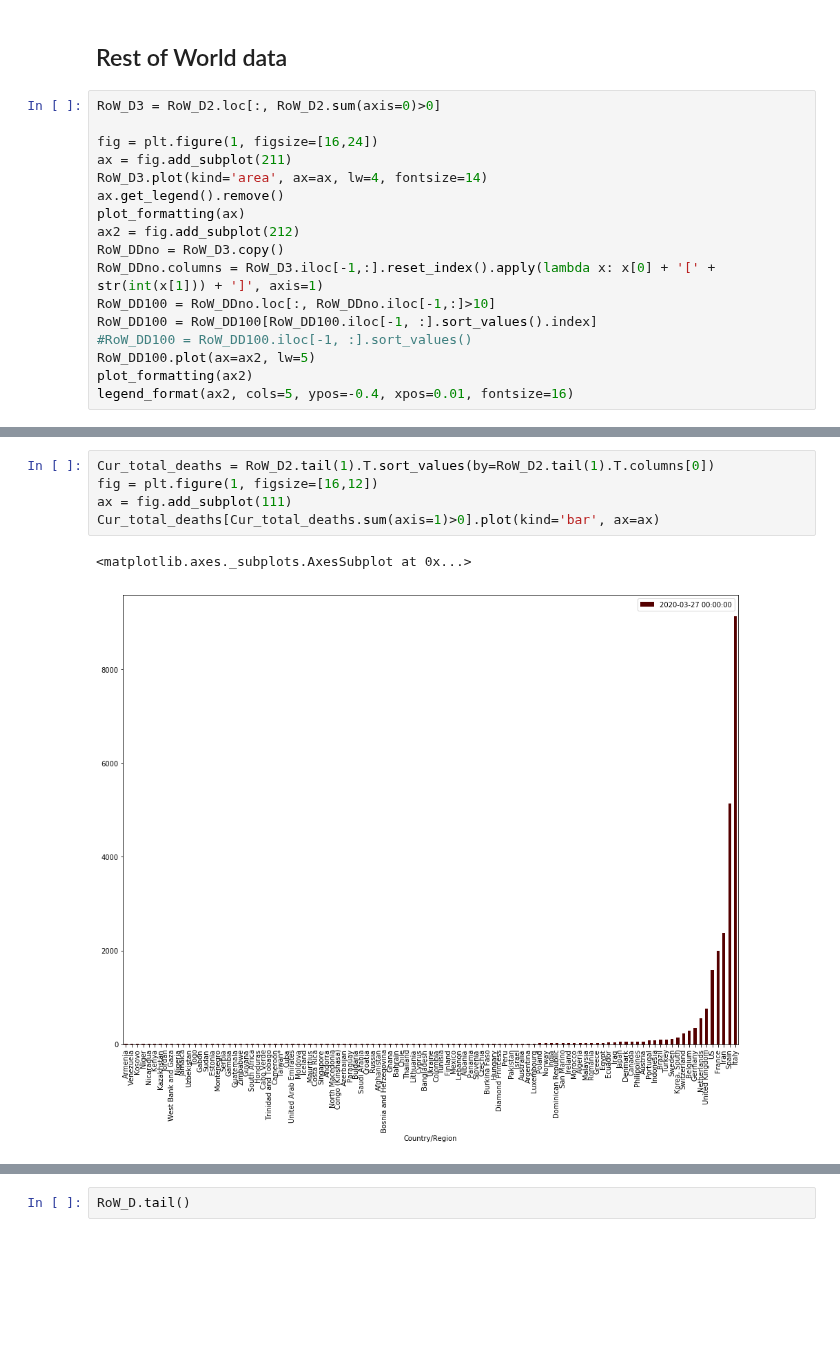
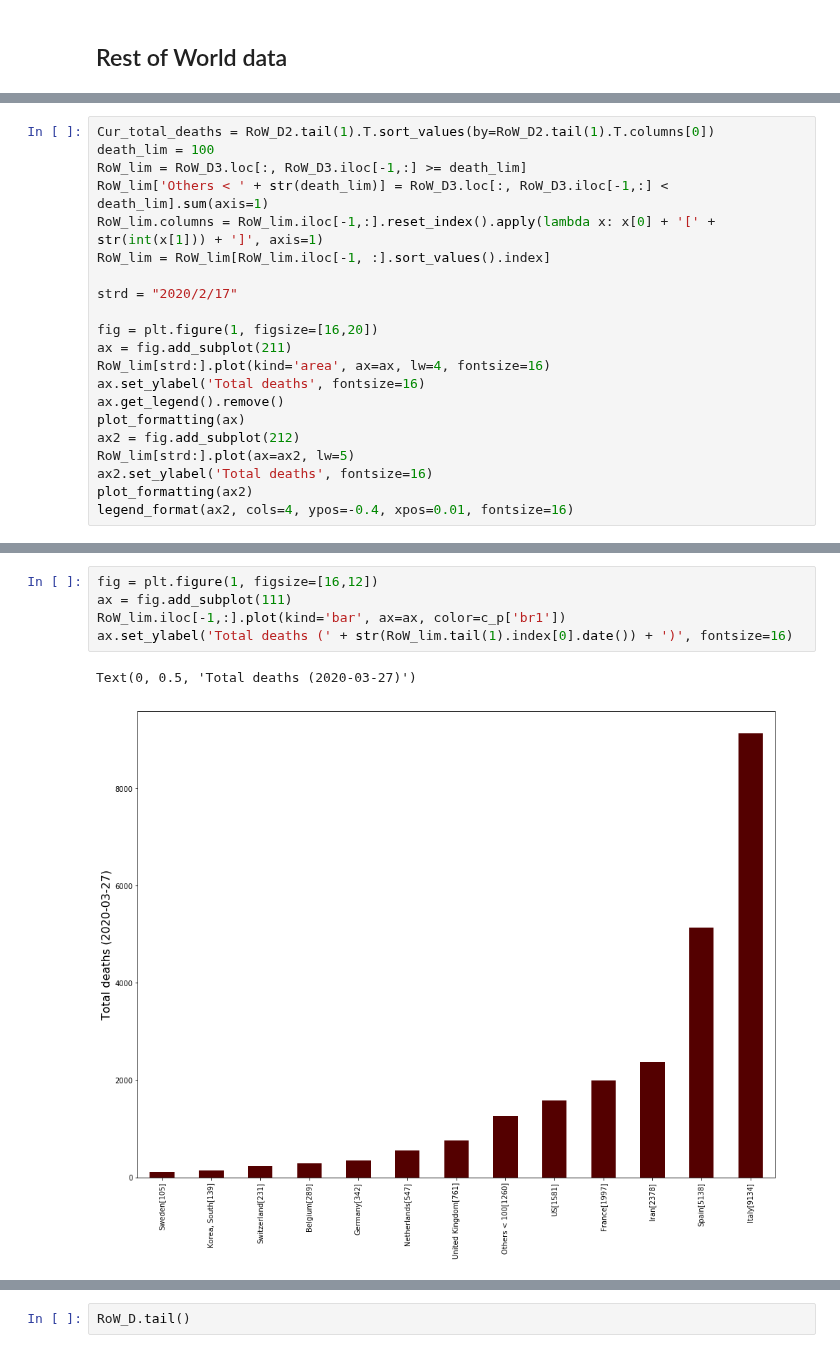
Before and after one commit to djhume/COVID-19, a Jupyter notebook: COVID-19.ipynb, the cells around one changed output, grey strips where cells are left out. Saved outputs shown, nothing was run; the diff lists cells and outputs as text; blank space fills up the shorter version.

```diff
--- a/COVID-19.ipynb
+++ b/COVID-19.ipynb
@@ -238,20 +257,3 @@ Passing one of 'on', 'true', 'off', 'false' as a boolean is deprecated; use an a
 [figure]
 # %% [markdown]
 ## Rest of World data
-# %%
-RoW_D3 = RoW_D2.loc[:, RoW_D2.sum(axis=0)>0]
-
-fig = plt.figure(1, figsize=[16,24])
-ax = fig.add_subplot(211)
-RoW_D3.plot(kind='area', ax=ax, lw=4, fontsize=14)
-ax.get_legend().remove()
-plot_formatting(ax)
-ax2 = fig.add_subplot(212)
-RoW_DDno = RoW_D3.copy()
-RoW_DDno.columns = RoW_D3.iloc[-1,:].reset_index().apply(lambda x: x[0] + '[' + str(int(x[1])) + ']', axis=1)
-RoW_DD100 = RoW_DDno.loc[:, RoW_DDno.iloc[-1,:]>10]
-RoW_DD100 = RoW_DD100[RoW_DD100.iloc[-1, :].sort_values().index]
-#RoW_DD100 = RoW_DD100.iloc[-1, :].sort_values()
-RoW_DD100.plot(ax=ax2, lw=5)
-plot_formatting(ax2)
-legend_format(ax2, cols=5, ypos=-0.4, xpos=0.01, fontsize=16)
@@ -259,0 +260,21 @@ legend_format(ax2, cols=5, ypos=-0.4, xpos=0.01, fontsize=16)
+# %%
+Cur_total_deaths = RoW_D2.tail(1).T.sort_values(by=RoW_D2.tail(1).T.columns[0])
+death_lim = 100
+RoW_lim = RoW_D3.loc[:, RoW_D3.iloc[-1,:] >= death_lim]
+RoW_lim['Others < ' + str(death_lim)] = RoW_D3.loc[:, RoW_D3.iloc[-1,:] < death_lim].sum(axis=1)
+RoW_lim.columns = RoW_lim.iloc[-1,:].reset_index().apply(lambda x: x[0] + '[' + str(int(x[1])) + ']', axis=1)
+RoW_lim = RoW_lim[RoW_lim.iloc[-1, :].sort_values().index]
+
+strd = "2020/2/17"
+
+fig = plt.figure(1, figsize=[16,20])
+ax = fig.add_subplot(211)
+RoW_lim[strd:].plot(kind='area', ax=ax, lw=4, fontsize=16)
+ax.set_ylabel('Total deaths', fontsize=16)
+ax.get_legend().remove()
+plot_formatting(ax)
+ax2 = fig.add_subplot(212)
+RoW_lim[strd:].plot(ax=ax2, lw=5)
+ax2.set_ylabel('Total deaths', fontsize=16)
+plot_formatting(ax2)
+legend_format(ax2, cols=4, ypos=-0.4, xpos=0.01, fontsize=16)
@@ -260,8 +288,8 @@ legend_format(ax2, cols=5, ypos=-0.4, xpos=0.01, fontsize=16)
 # %%
-Cur_total_deaths = RoW_D2.tail(1).T.sort_values(by=RoW_D2.tail(1).T.columns[0])
 fig = plt.figure(1, figsize=[16,12])
 ax = fig.add_subplot(111)
-Cur_total_deaths[Cur_total_deaths.sum(axis=1)>0].plot(kind='bar', ax=ax)
+RoW_lim.iloc[-1,:].plot(kind='bar', ax=ax, color=c_p['br1'])
+ax.set_ylabel('Total deaths (' + str(RoW_lim.tail(1).index[0].date()) + ')', fontsize=16)
 # %% [output]
-<matplotlib.axes._subplots.AxesSubplot at 0x...>
+Text(0, 0.5, 'Total deaths (2020-03-27)')
-[figure, old version]
+[figure, new version]
```
Also changed, not shown: parts of 20 cells of this notebook.
